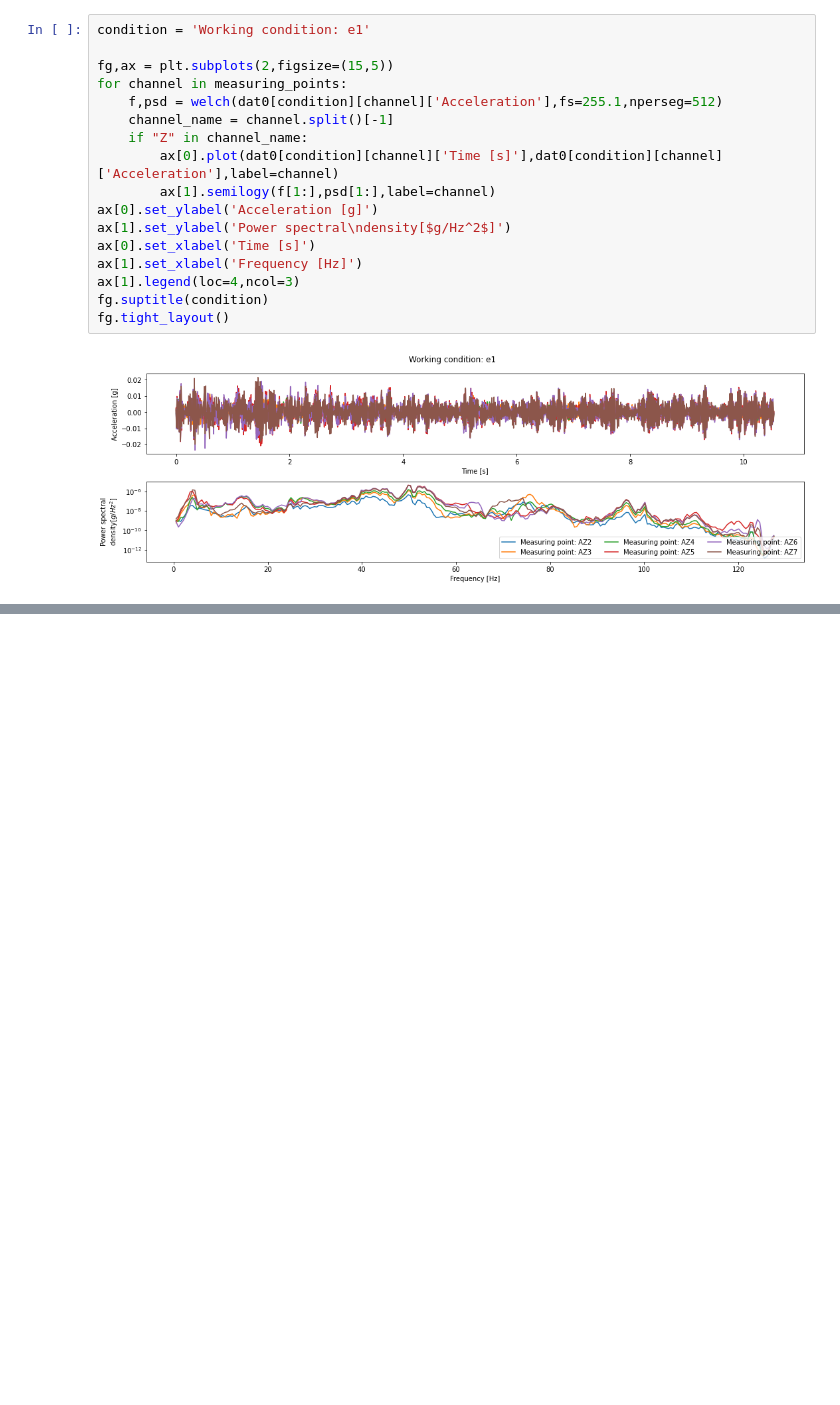
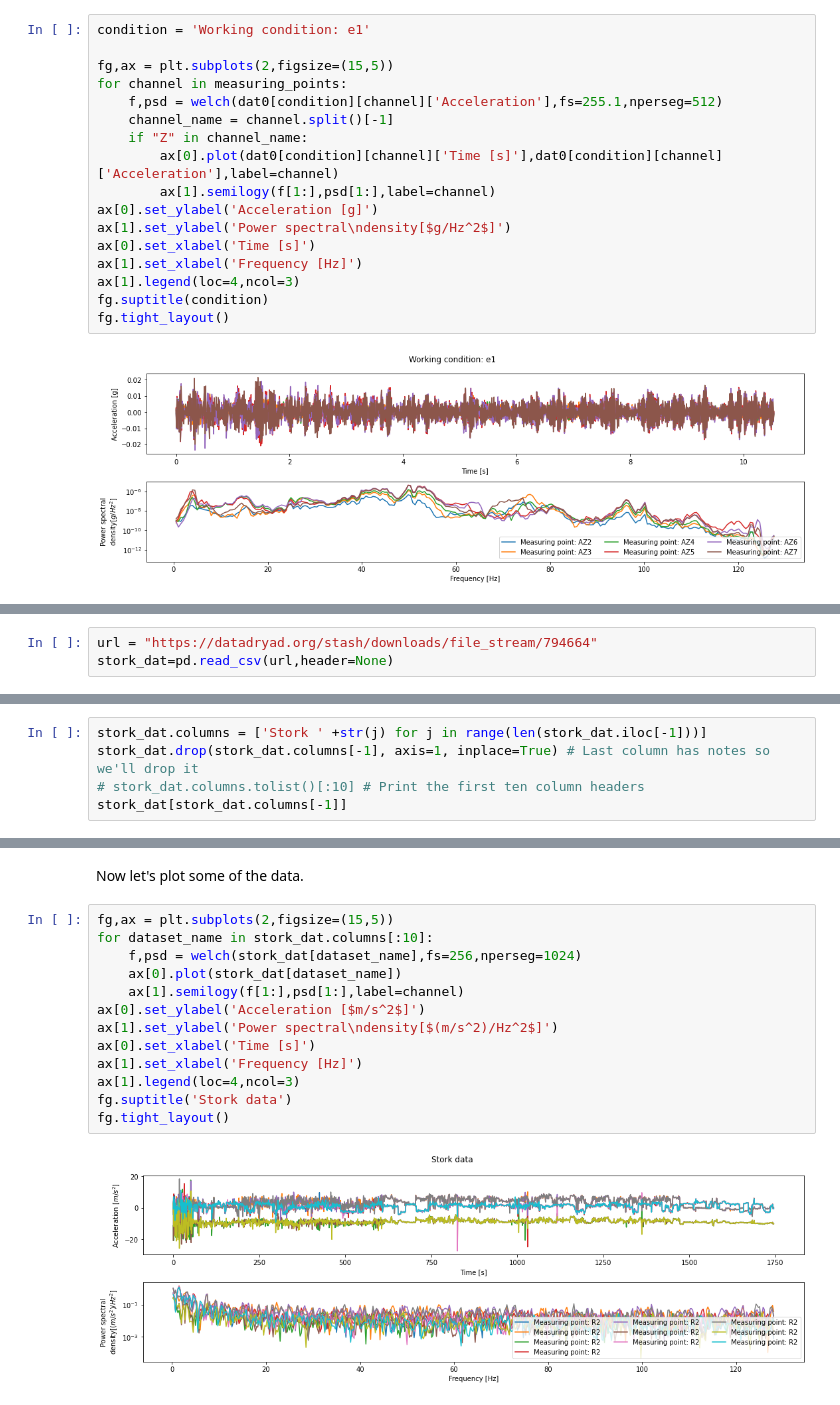
Before and after one commit to zwynne/EDACAB, a Jupyter notebook: ZW_Example_notebook.ipynb, the cells around one changed output, grey strips where cells are left out. Drawn from its saved outputs; the diff is of its cells as text; blank space fills up the shorter version.

```diff
--- a/ZW_Example_notebook.ipynb
+++ b/ZW_Example_notebook.ipynb
@@ -84,0 +89,3 @@ fg.tight_layout()
+# %%
+url = "https://datadryad.org/stash/downloads/file_stream/794664"
+stork_dat=pd.read_csv(url,header=None)
@@ -84,0 +94,5 @@ fg.tight_layout()
+# %%
+stork_dat.columns = ['Stork ' +str(j) for j in range(len(stork_dat.iloc[-1]))]
+stork_dat.drop(stork_dat.columns[-1], axis=1, inplace=True) # Last column has notes so we'll drop it
+# stork_dat.columns.tolist()[:10] # Print the first ten column headers
+stork_dat[stork_dat.columns[-1]]
@@ -84,0 +112,17 @@ fg.tight_layout()
+# %% [markdown]
+Now let's plot some of the data.
+# %%
+fg,ax = plt.subplots(2,figsize=(15,5))
+for dataset_name in stork_dat.columns[:10]:
+    f,psd = welch(stork_dat[dataset_name],fs=256,nperseg=1024)
+    ax[0].plot(stork_dat[dataset_name])
+    ax[1].semilogy(f[1:],psd[1:],label=channel)
+ax[0].set_ylabel('Acceleration [$m/s^2$]')
+ax[1].set_ylabel('Power spectral\ndensity[$(m/s^2)/Hz^2$]')
+ax[0].set_xlabel('Time [s]')
+ax[1].set_xlabel('Frequency [Hz]')
+ax[1].legend(loc=4,ncol=3)
+fg.suptitle('Stork data')
+fg.tight_layout()
+# %% [output]
+[figure, added]
```
Also changed, not shown: parts of 3 cells of this notebook.
